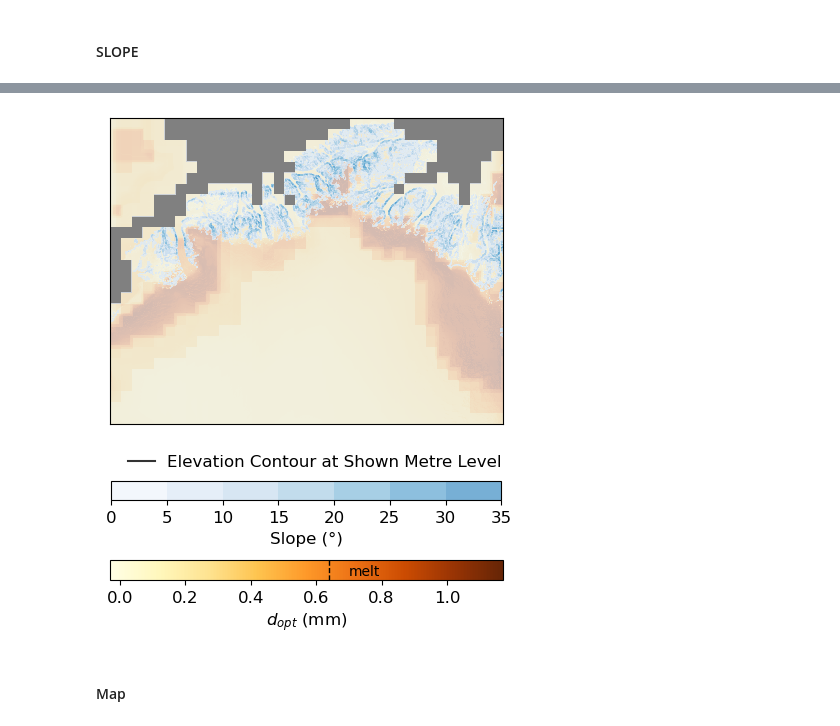
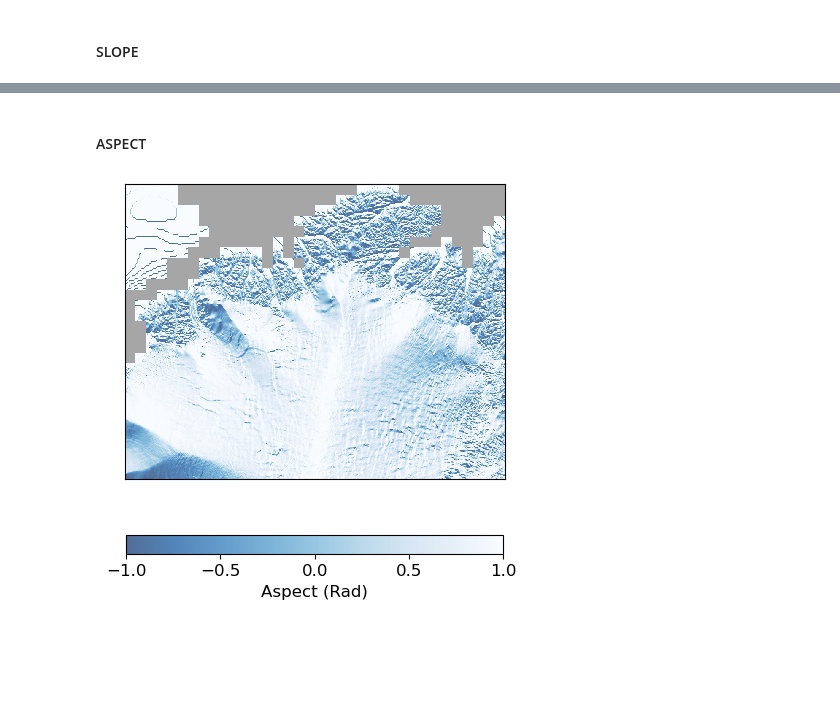
Before and after one commit to linaskerath/RP_Greenland, a Jupyter notebook: Scripts/09_plots.ipynb, the cells around one changed output, grey strips where cells are left out. Cells and saved outputs as stored; diff of their text form; code cells hidden in the pictures; blank space fills up the shorter version.

```diff
--- a/Scripts/09_plots.ipynb
+++ b/Scripts/09_plots.ipynb
@@ -184,7 +184,7 @@ data = f.import_data(date_from=date, date_to=date, df_path=path, predict_only=Tr
 data = f.data_normalization(data)
 data.head()
 
-for model_name in ["LassoRegression", "RandomForest", "XGBoost"]:
+for model_name in ["LinearRegression"]:#, "LassoRegression", "RandomForest", "XGBoost"]:
     model = f.load_object(model_name)
     data_predicted = f.mean_predict(model, data)
     f.save_prediction_tif(data_predicted, "mean", f"../Data/results/{model_name}_2019-08-14_meanPredOnly.tif")
@@ -696,0 +743,2 @@ slope = slope.where(slope.y >= xgb_pred.y.min(), drop=True)     # crop to the sa
+# %% [markdown]
+#### ASPECT
@@ -697,56 +768,53 @@ slope = slope.where(slope.y >= xgb_pred.y.min(), drop=True)     # crop to the sa
 # %%
-fig = plt.figure(figsize=(6,6))
+fig = plt.figure()
 
 
-cmap = YlOrBr
+cmap = Blues_r
 cmap.set_bad('gray',1.)
 
 
 # Prediction Data
-p = xgb_pred[0][:700,200:1100].plot(cmap=cmap, vmin=xgb_pred.min(), vmax=xgb_pred.max(),cbar_kwargs={"orientation":"horizontal", "fraction":0.0425, "pad":0.13})
+#p = xgb_pred[0][:700,200:1100].plot(cmap=cmap, vmin=xgb_pred.min(), vmax=xgb_pred.max(),cbar_kwargs={"orientation":"horizontal", "fraction":0.0425, "pad":0.13})
 
-axs = plt.gcf().get_axes()
-axs[0].set_title("")
-axs[1].set_xlabel("$d_{opt}$ (mm)", fontsize=12)
+#axs = plt.gcf().get_axes()
+#axs[0].set_title("")
+#axs[1].set_xlabel("$d_{opt}$ (mm)", fontsize=12)
 
 # create cmap:
 #cmap = colors.ListedColormap(['white', 'lightgrey', 'grey', 'black'])
 bluez = matplotlib.colors.LinearSegmentedColormap.from_list("", ['#CCE8F7', "#B7D8E9",  '#85B0C6', '#CCE8F7']) # dark- light ('#628DA2',darkest)
 
 #slope_plot = plt.contourf(data_elevation.x[200:1100], data_elevation.y[:700], slope[-700:,200:1100], cmap="viridis", alpha=0.5)
-slope_plot = plt.contourf(slope.x[200:1100], slope.y[-700:], slope[-700:, 200:1100], cmap=Blues, alpha=0.7)
+#aspect_plot = plt.contourf(aspect.x[200:1100], aspect.y[-700:], aspect[-700:, 200:1100], cmap=Blues, alpha=0.7)
+aspect_plot = aspect[-700:, 200:1100].plot(cmap=cmap, alpha=0.7, add_colorbar=False)
+# remove title
+axs = plt.gcf().get_axes()
+axs[0].set_title("")
 
 # Adjust transparency and colormap of the slope plot to avoid overshadowing the prediction map
-slope_plot.set_clim(0, slope.max())  # Set appropriate maximum slope value
+#aspect_plot.set_clim(0, aspect.max())  # Set appropriate maximum slope value
 
-
-proxy = [plt.Line2D([0,1], [0,1], color="black", alpha=0.8)]
-plt.legend(proxy, ["Elevation Contour at Shown Metre Level"], loc="lower right", bbox_to_anchor=(1.028, -0.19), frameon=False)
-# set legend font size to 12
-plt.setp(plt.gca().get_legend().get_texts(), fontsize='12')
 
 
 frame = plt.gca()
 frame.set_aspect('equal', adjustable='box')
 frame.axes.get_xaxis().set_visible(False)
 frame.axes.get_yaxis().set_visible(False)
 
-cbar = p.colorbar
-cbar.ax.axvline(x=0.64, c='black', linestyle='--', linewidth=1)
-cbar.ax.annotate('melt', (0.7, 0.25))
-cbar.ax.tick_params(labelsize=12) # xtick label size
-cbar.ax.yaxis.label.set_size(12) # colorbar label size
+#cbar = p.colorbar
+#cbar.ax.axvline(x=0.64, c='black', linestyle='--', linewidth=1)
+#cbar.ax.annotate('melt', (0.7, 0.25))
+#cbar.ax.tick_params(labelsize=12) # xtick label size
+#cbar.ax.yaxis.label.set_size(12) # colorbar label size
 
 # add colorbar to the slope plot
-cbar = plt.colorbar(slope_plot, orientation="horizontal", fraction=0.051)
+cbar = plt.colorbar(aspect_plot, orientation="horizontal", fraction=0.051)
 # make colorbar orientation horizontal
-cbar.ax.set_xlabel("Slope (°)", fontsize=12)
+cbar.ax.set_xlabel("Aspect (Rad)", fontsize=12)
 cbar.ax.tick_params(labelsize=12) # xtick label size
 cbar.ax.yaxis.label.set_size(12) # colorbar label size
 
 
 plt.show()
 # %% [output]
-[figure, old version]
+[figure, new version]
-# %% [markdown]
-#### Map
```
Also changed, not shown: parts of 30 cells of this notebook, 9 other files.
